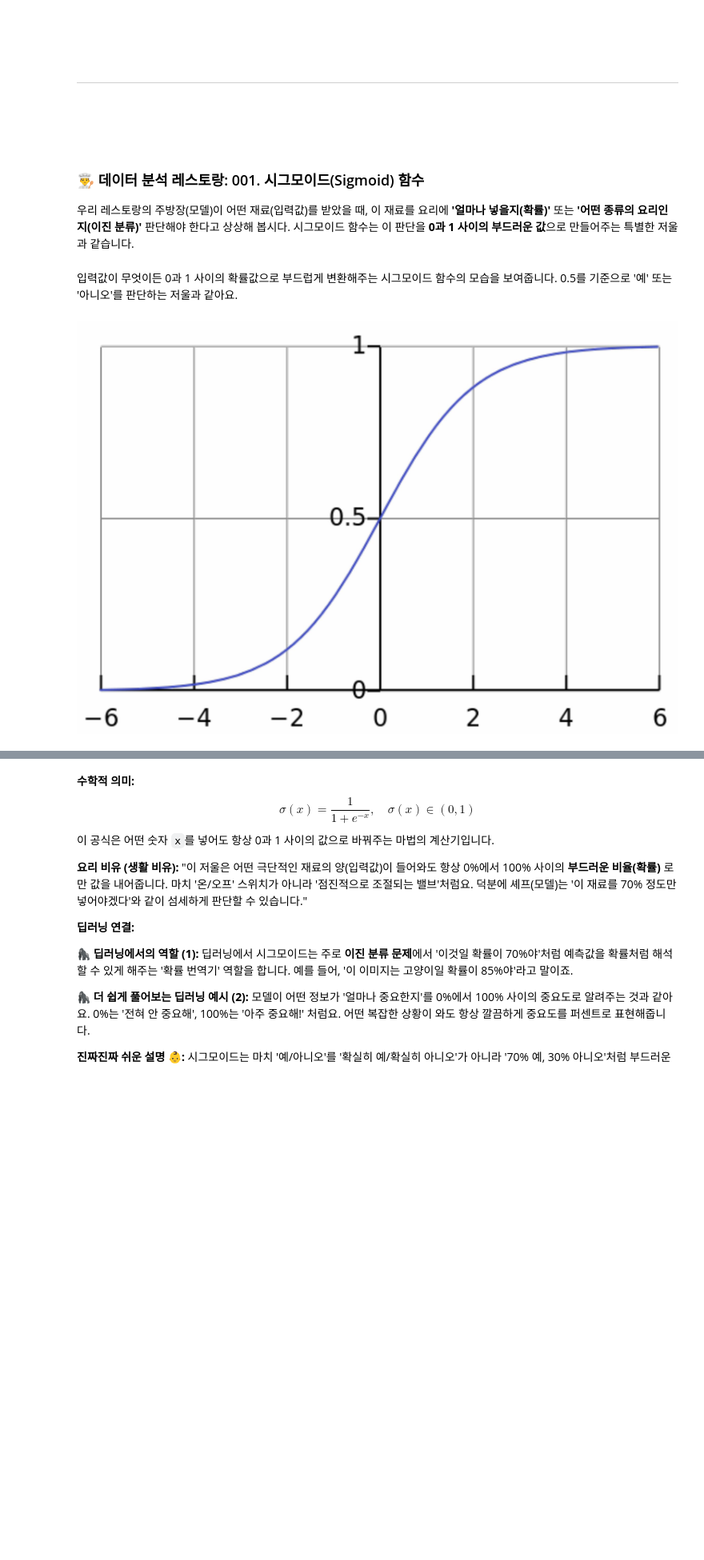
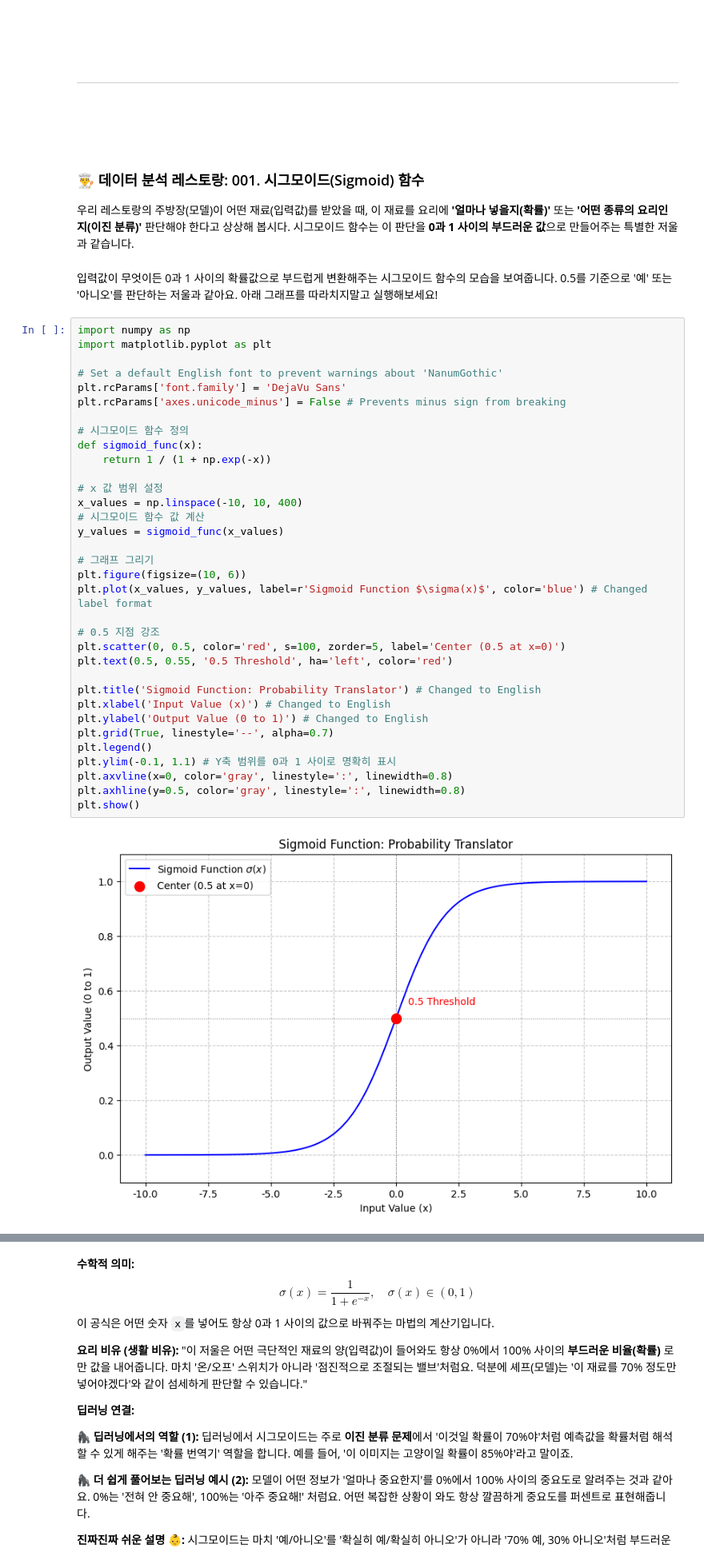
Before and after one commit to sally03915/2026-AI-Analysis-Lab, a Jupyter notebook: AI-FlowTransformation/Step1-Math/basic007_시그모이드미분.ipynb, the cells around one changed output, grey strips where cells are left out. Shown at 80% size. Saved outputs shown, nothing was run; the diff lists cells and outputs as text; blank space fills up the shorter version.

```diff
--- a/AI-FlowTransformation/Step1-Math/basic007_시그모이드미분.ipynb
+++ b/AI-FlowTransformation/Step1-Math/basic007_시그모이드미분.ipynb
@@ -41,6 +41,40 @@
 
 우리 레스토랑의 주방장(모델)이 어떤 재료(입력값)를 받았을 때, 이 재료를 요리에 **'얼마나 넣을지(확률)'** 또는 **'어떤 종류의 요리인지(이진 분류)'** 판단해야 한다고 상상해 봅시다. 시그모이드 함수는 이 판단을 **0과 1 사이의 부드러운 값**으로 만들어주는 특별한 저울과 같습니다.
 # %% [markdown]
-입력값이 무엇이든 0과 1 사이의 확률값으로 부드럽게 변환해주는 시그모이드 함수의 모습을 보여줍니다. 0.5를 기준으로 '예' 또는 '아니오'를 판단하는 저울과 같아요.
+입력값이 무엇이든 0과 1 사이의 확률값으로 부드럽게 변환해주는 시그모이드 함수의 모습을 보여줍니다. 0.5를 기준으로 '예' 또는 '아니오'를 판단하는 저울과 같아요.  아래 그래프를 따라치지말고 실행해보세요!
-# %% [markdown]
-![71.png](embedded-picture-1)
+# %%
+import numpy as np
+import matplotlib.pyplot as plt
+
+# Set a default English font to prevent warnings about 'NanumGothic'
+plt.rcParams['font.family'] = 'DejaVu Sans'
+plt.rcParams['axes.unicode_minus'] = False # Prevents minus sign from breaking
+
+# 시그모이드 함수 정의
+def sigmoid_func(x):
+    return 1 / (1 + np.exp(-x))
+
+# x 값 범위 설정
+x_values = np.linspace(-10, 10, 400)
+# 시그모이드 함수 값 계산
+y_values = sigmoid_func(x_values)
+
+# 그래프 그리기
+plt.figure(figsize=(10, 6))
+plt.plot(x_values, y_values, label=r'Sigmoid Function $\sigma(x)$', color='blue') # Changed label format
+
+# 0.5 지점 강조
+plt.scatter(0, 0.5, color='red', s=100, zorder=5, label='Center (0.5 at x=0)')
+plt.text(0.5, 0.55, '0.5 Threshold', ha='left', color='red')
+
+plt.title('Sigmoid Function: Probability Translator') # Changed to English
+plt.xlabel('Input Value (x)') # Changed to English
+plt.ylabel('Output Value (0 to 1)') # Changed to English
+plt.grid(True, linestyle='--', alpha=0.7)
+plt.legend()
+plt.ylim(-0.1, 1.1) # Y축 범위를 0과 1 사이로 명확히 표시
+plt.axvline(x=0, color='gray', linestyle=':', linewidth=0.8)
+plt.axhline(y=0.5, color='gray', linestyle=':', linewidth=0.8)
+plt.show()
+# %% [output]
+[figure, added]
```
Also changed, not shown: parts of 2 cells of this notebook.
